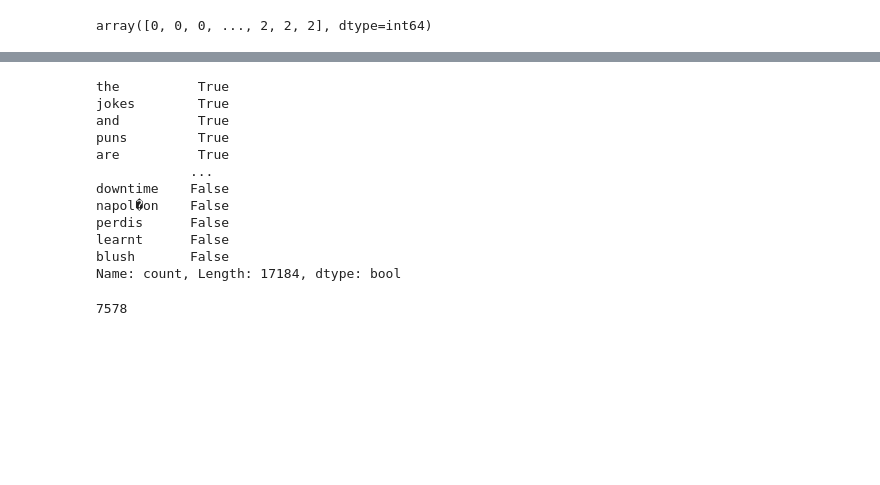
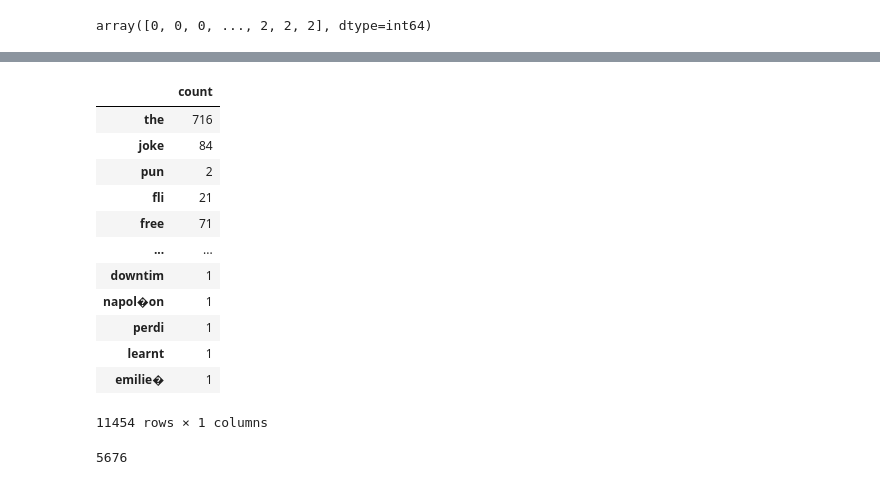
Before and after one commit to richicodes/HatefulTwitter, a Jupyter notebook: HateSpeechKeras.ipynb, the cells around one changed output, grey strips where cells are left out. Saved outputs shown, nothing was run; the diff lists cells and outputs as text; code cells hidden in the pictures; blank space fills up the shorter version.

Commit message:
Stemming, removing punctuations, removing stop words, make preprocessing into a function, evaluation of testing data

```diff
--- a/HateSpeechKeras.ipynb
+++ b/HateSpeechKeras.ipynb
@@ -32,7 +34,3 @@ train_y = train["Label"].factorize()[0]
 train_y
 # %% [output]
 array([0, 0, 0, ..., 2, 2, 2], dtype=int64)
-# %%
-# remove RT, mentions
-train_x = train_x.replace("RT", "", regex=True).replace(r"@\b\S+", "", regex=True) #.replace(r"#\b", "", regex=True)
-train_x
@@ -52,19 +36,0 @@ Name: Tweets, Length: 12829, dtype: object
-# %%
-#stem train_x
-
-train_x_tokenised = train_x.apply(nltk.word_tokenize)
-train_x_tokenised
-
-# https://www.datacamp.com/community/tutorials/stemming-lemmatization-python
-#https://pythonhealthcare.org/2018/12/14/101-pre-processing-data-tokenization-stemming-and-removal-of-stop-words/
-def stemSentence(sentence):
-    token_words=word_tokenize(sentence)
-    token_words
-    stem_sentence=[]
-    for word in token_words:
-        stem_sentence.append(porter.stem(word))
-        stem_sentence.append(" ")
-    return "".join(stem_sentence)
-
-ps = PorterStemmer()
-train_x = ps.stem(train_x)
@@ -73,40 +92,42 @@ AttributeError: 'Series' object has no attribute 'lower'
 # %%
 #from https://vgpena.github.io/classifying-tweets-with-keras-and-tensorflow/
 import json
 import keras
 import keras.preprocessing.text as kpt
 from keras.preprocessing.text import Tokenizer
 import numpy as np
 
 ##obtain max
 # create a new Tokenizer
 tokenizer = Tokenizer()
 # feed our tweets to the Tokenizer
 tokenizer.fit_on_texts(train_x)
+tokenizer
 
 #get the word counts so we can weed out words used less than x times
 word_counts = pd.DataFrame.from_dict(tokenizer.word_counts, orient='index', columns=['count'])
 word_counts
 # %% [output]
+|  | count |
+| the | 716 |
+| joke | 84 |
+| pun | 2 |
+| fli | 21 |
+| free | 71 |
+| ... | ... |
+| downtim | 1 |
+| napol�on | 1 |
+| perdi | 1 |
+| learnt | 1 |
+| emilie� | 1 |
-the          True
-jokes        True
-and          True
-puns         True
-are          True
-            ...
-downtime    False
-napol�on    False
-perdis      False
-learnt      False
-blush       False
-Name: count, Length: 17184, dtype: bool
+11454 rows × 1 columns
 # %%
 #word_length = len(tokenizer.word_index)
 #get words with at least 2 counts
 max_words = sum(word_counts["count"]>1)
 max_words
 # %% [output]
-7578
+5676
 # %%
 # create a new Tokenizer
 tokenizer = Tokenizer(num_words=max_words)
```
Also changed, not shown: parts of 11 cells of this notebook, 6 other files.
